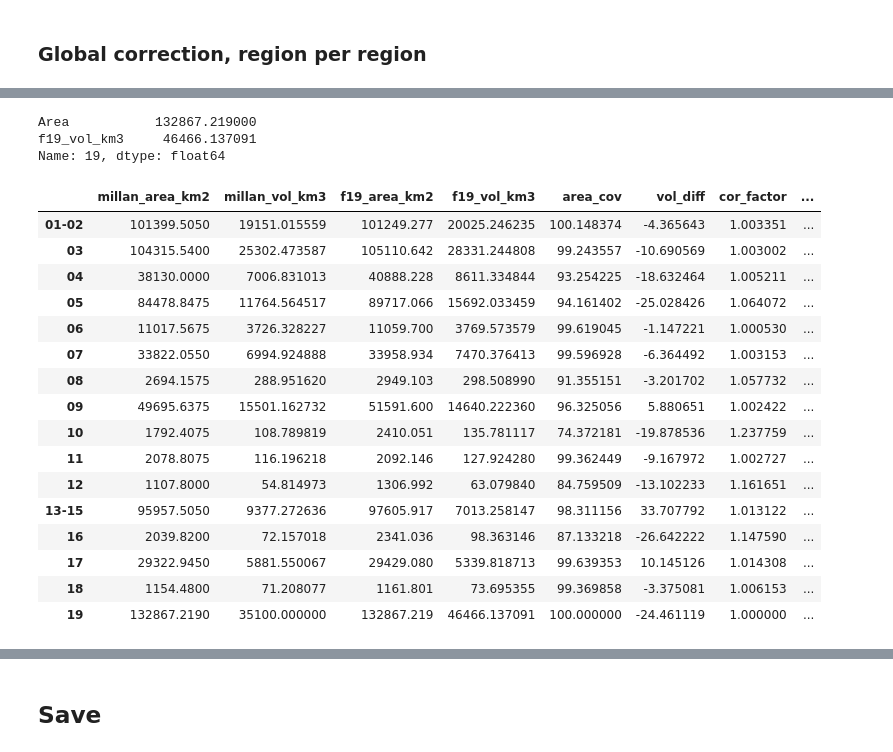
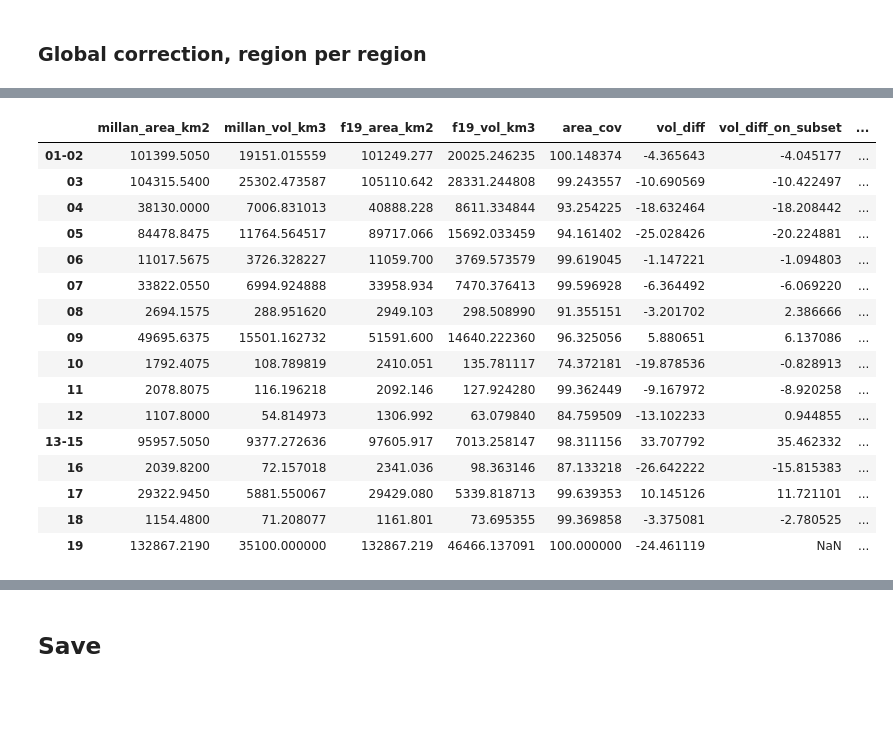
Before and after one commit to fmaussion/global_glacier_volume_paper, a Jupyter notebook: millan_regional_volume_scaling.ipynb, the cells around one changed output, grey strips where cells are left out. Saved outputs shown, nothing was run; the diff lists cells and outputs as text; code cells hidden in the pictures; blank space fills up the shorter version.

```diff
--- a/millan_regional_volume_scaling.ipynb
+++ b/millan_regional_volume_scaling.ipynb
@@ -533,4 +537,4 @@ It does make a difference, but only $\pm$ 1%
 # %% [markdown]
 ### Global correction, region per region
 # %%
-odf
+fodf = odf.copy()
@@ -554,6 +541,6 @@ odf
 # %%
 all_adjusted = []
-for reg in odf.index:
+for reg in fodf.index:
     if reg == '01-02':
         regs = ['01', '02']
     elif reg == '13-15':
@@ -563,19 +550,19 @@ for reg in odf.index:
 
     df_sel = df_all.loc[df_all['rgi_region'].isin(regs)].copy()
 
-    cor_fac_for_cov = odf.loc[reg]['millan_vol_km3'] / df_sel['millan_vol_km3'].sum()
+    cor_fac_for_cov = fodf.loc[reg]['millan_vol_km3'] / df_sel['millan_vol_km3'].sum()
     df_sel['millan_vol_km3_adj'] = df_sel['millan_vol_km3'] * cor_fac_for_cov
 
     df_ok = df_sel.loc[df_sel['millan_perc_cov'] > 0.9].sum()
+
     cor_fac_for_vol = df_ok.loc['millan_vol_km3_adj'] / df_ok.loc['f19_vol_km3']
+    fodf.loc[reg, 'vol_diff_on_subset'] = (cor_fac_for_vol - 1) * 100
 
     vol_corrected = df_sel['f19_vol_km3'].sum() * cor_fac_for_vol
-    odf.loc[reg, 'cor_factor'] = vol_corrected / odf.loc[reg, 'millan_vol_km3']
-    odf.loc[reg, 'millan_vol_km3_corrected'] = vol_corrected
+    fodf.loc[reg, 'cor_factor'] = vol_corrected / fodf.loc[reg, 'millan_vol_km3']
+    fodf.loc[reg, 'millan_vol_km3_corrected'] = vol_corrected
 
     all_adjusted.append(df_sel)
-    # print(reg, cor_fac_for_cov)
 
-odf['vol_diff_corrected'] = (odf['millan_vol_km3_corrected'] / odf['f19_vol_km3'] - 1) * 100
-odf
+fodf
 # %% [output]
@@ -598,38 +585,32 @@ odf
-# %%
-f19_aa
-# %% [output]
-Area           132867.219000
-f19_vol_km3     46466.137091
-Name: 19, dtype: float64
 # %%
 # Some low-key assumptions about RGI19
-odf.loc['19'] = {
+fodf.loc['19'] = {
     'millan_area_km2': f19_aa.Area,
     'millan_vol_km3': df_paper_aa.V*1e3,
     'f19_area_km2': f19_aa.Area,
     'f19_vol_km3': f19_aa.f19_vol_km3,
     'area_cov': 100,
     'vol_diff': (df_paper_aa.V*1e3 / f19_aa.f19_vol_km3 - 1) * 100,
     'cor_factor': 1,
     'millan_vol_km3_corrected': df_paper_aa.V*1e3,
     'vol_diff_corrected': (df_paper_aa.V*1e3 / f19_aa.f19_vol_km3 - 1) * 100,
 }
-odf
+fodf
 # %% [output]
-|  | millan_area_km2 | millan_vol_km3 | f19_area_km2 | f19_vol_km3 | area_cov | vol_diff | cor_factor | ... |
-| 01-02 | 101399.5050 | 19151.015559 | 101249.277 | 20025.246235 | 100.148374 | -4.365643 | 1.003351 | ... |
-| 03 | 104315.5400 | 25302.473587 | 105110.642 | 28331.244808 | 99.243557 | -10.690569 | 1.003002 | ... |
-| 04 | 38130.0000 | 7006.831013 | 40888.228 | 8611.334844 | 93.254225 | -18.632464 | 1.005211 | ... |
-| 05 | 84478.8475 | 11764.564517 | 89717.066 | 15692.033459 | 94.161402 | -25.028426 | 1.064072 | ... |
-| 06 | 11017.5675 | 3726.328227 | 11059.700 | 3769.573579 | 99.619045 | -1.147221 | 1.000530 | ... |
-| 07 | 33822.0550 | 6994.924888 | 33958.934 | 7470.376413 | 99.596928 | -6.364492 | 1.003153 | ... |
-| 08 | 2694.1575 | 288.951620 | 2949.103 | 298.508990 | 91.355151 | -3.201702 | 1.057732 | ... |
-| 09 | 49695.6375 | 15501.162732 | 51591.600 | 14640.222360 | 96.325056 | 5.880651 | 1.002422 | ... |
-| 10 | 1792.4075 | 108.789819 | 2410.051 | 135.781117 | 74.372181 | -19.878536 | 1.237759 | ... |
-| 11 | 2078.8075 | 116.196218 | 2092.146 | 127.924280 | 99.362449 | -9.167972 | 1.002727 | ... |
-| 12 | 1107.8000 | 54.814973 | 1306.992 | 63.079840 | 84.759509 | -13.102233 | 1.161651 | ... |
-| 13-15 | 95957.5050 | 9377.272636 | 97605.917 | 7013.258147 | 98.311156 | 33.707792 | 1.013122 | ... |
-| 16 | 2039.8200 | 72.157018 | 2341.036 | 98.363146 | 87.133218 | -26.642222 | 1.147590 | ... |
-| 17 | 29322.9450 | 5881.550067 | 29429.080 | 5339.818713 | 99.639353 | 10.145126 | 1.014308 | ... |
-| 18 | 1154.4800 | 71.208077 | 1161.801 | 73.695355 | 99.369858 | -3.375081 | 1.006153 | ... |
-| 19 | 132867.2190 | 35100.000000 | 132867.219 | 46466.137091 | 100.000000 | -24.461119 | 1.000000 | ... |
+|  | millan_area_km2 | millan_vol_km3 | f19_area_km2 | f19_vol_km3 | area_cov | vol_diff | vol_diff_on_subset | ... |
+| 01-02 | 101399.5050 | 19151.015559 | 101249.277 | 20025.246235 | 100.148374 | -4.365643 | -4.045177 | ... |
+| 03 | 104315.5400 | 25302.473587 | 105110.642 | 28331.244808 | 99.243557 | -10.690569 | -10.422497 | ... |
+| 04 | 38130.0000 | 7006.831013 | 40888.228 | 8611.334844 | 93.254225 | -18.632464 | -18.208442 | ... |
+| 05 | 84478.8475 | 11764.564517 | 89717.066 | 15692.033459 | 94.161402 | -25.028426 | -20.224881 | ... |
+| 06 | 11017.5675 | 3726.328227 | 11059.700 | 3769.573579 | 99.619045 | -1.147221 | -1.094803 | ... |
+| 07 | 33822.0550 | 6994.924888 | 33958.934 | 7470.376413 | 99.596928 | -6.364492 | -6.069220 | ... |
+| 08 | 2694.1575 | 288.951620 | 2949.103 | 298.508990 | 91.355151 | -3.201702 | 2.386666 | ... |
+| 09 | 49695.6375 | 15501.162732 | 51591.600 | 14640.222360 | 96.325056 | 5.880651 | 6.137086 | ... |
+| 10 | 1792.4075 | 108.789819 | 2410.051 | 135.781117 | 74.372181 | -19.878536 | -0.828913 | ... |
+| 11 | 2078.8075 | 116.196218 | 2092.146 | 127.924280 | 99.362449 | -9.167972 | -8.920258 | ... |
+| 12 | 1107.8000 | 54.814973 | 1306.992 | 63.079840 | 84.759509 | -13.102233 | 0.944855 | ... |
+| 13-15 | 95957.5050 | 9377.272636 | 97605.917 | 7013.258147 | 98.311156 | 33.707792 | 35.462332 | ... |
+| 16 | 2039.8200 | 72.157018 | 2341.036 | 98.363146 | 87.133218 | -26.642222 | -15.815383 | ... |
+| 17 | 29322.9450 | 5881.550067 | 29429.080 | 5339.818713 | 99.639353 | 10.145126 | 11.721101 | ... |
+| 18 | 1154.4800 | 71.208077 | 1161.801 | 73.695355 | 99.369858 | -3.375081 | -2.780525 | ... |
+| 19 | 132867.2190 | 35100.000000 | 132867.219 | 46466.137091 | 100.000000 | -24.461119 | NaN | ... |
```
Also changed, not shown: parts of 12 cells of this notebook, 1 other file.
